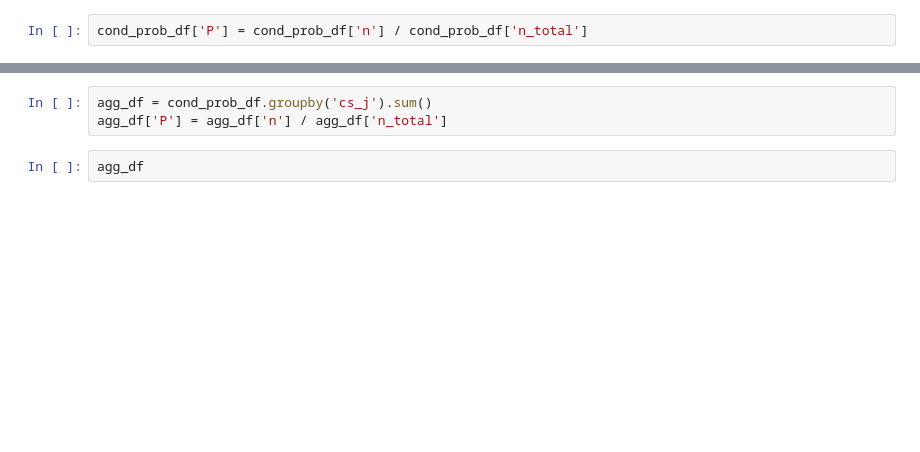
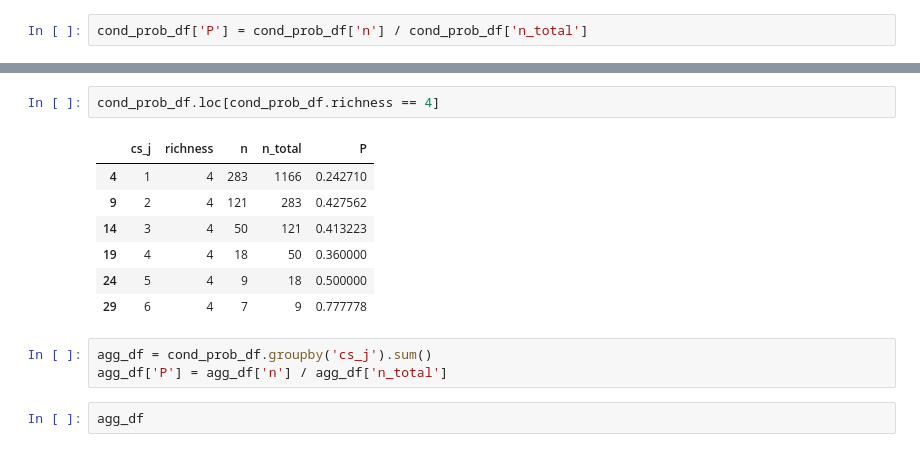
Before and after one commit to sulheim/coexistence, a Jupyter notebook: notebooks/6_CRM/6D_plot_cs_screen.ipynb, the cells around one changed output, grey strips where cells are left out. Drawn from its saved outputs; the diff is of its cells as text; blank space fills up the shorter version.

```diff
--- a/notebooks/6_CRM/6D_plot_cs_screen.ipynb
+++ b/notebooks/6_CRM/6D_plot_cs_screen.ipynb
@@ -142,3 +71,13 @@ P(richness constant for cs_j <= 4 | cs_j < 4): 0.500
+# %%
+cond_prob_df.loc[cond_prob_df.richness == 4]
+# %% [output]
+|  | cs_j | richness | n | n_total | P |
+| 4 | 1 | 4 | 283 | 1166 | 0.242710 |
+| 9 | 2 | 4 | 121 | 283 | 0.427562 |
+| 14 | 3 | 4 | 50 | 121 | 0.413223 |
+| 19 | 4 | 4 | 18 | 50 | 0.360000 |
+| 24 | 5 | 4 | 9 | 18 | 0.500000 |
+| 29 | 6 | 4 | 7 | 9 | 0.777778 |
 # %%
 agg_df = cond_prob_df.groupby('cs_j').sum()
 agg_df['P'] = agg_df['n'] / agg_df['n_total']
```
Also changed, not shown: parts of 23 cells of this notebook, 1 other file.
